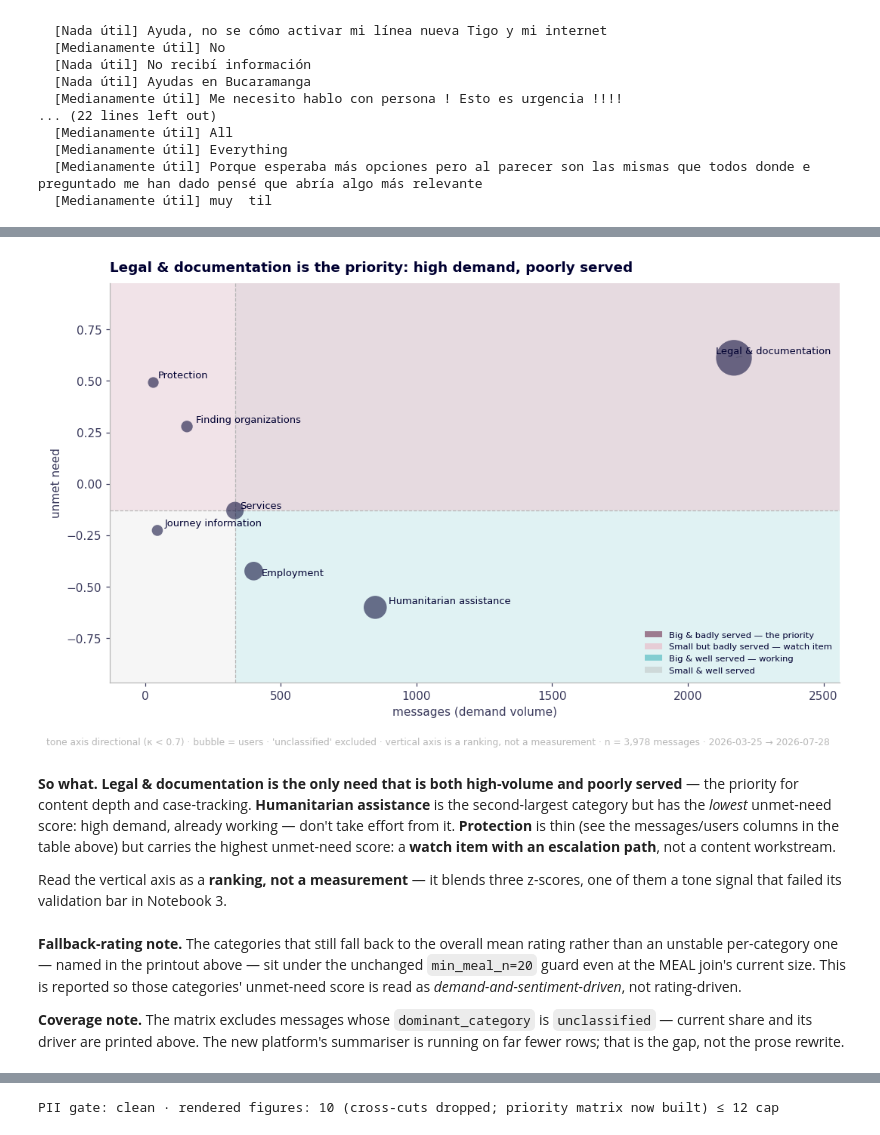
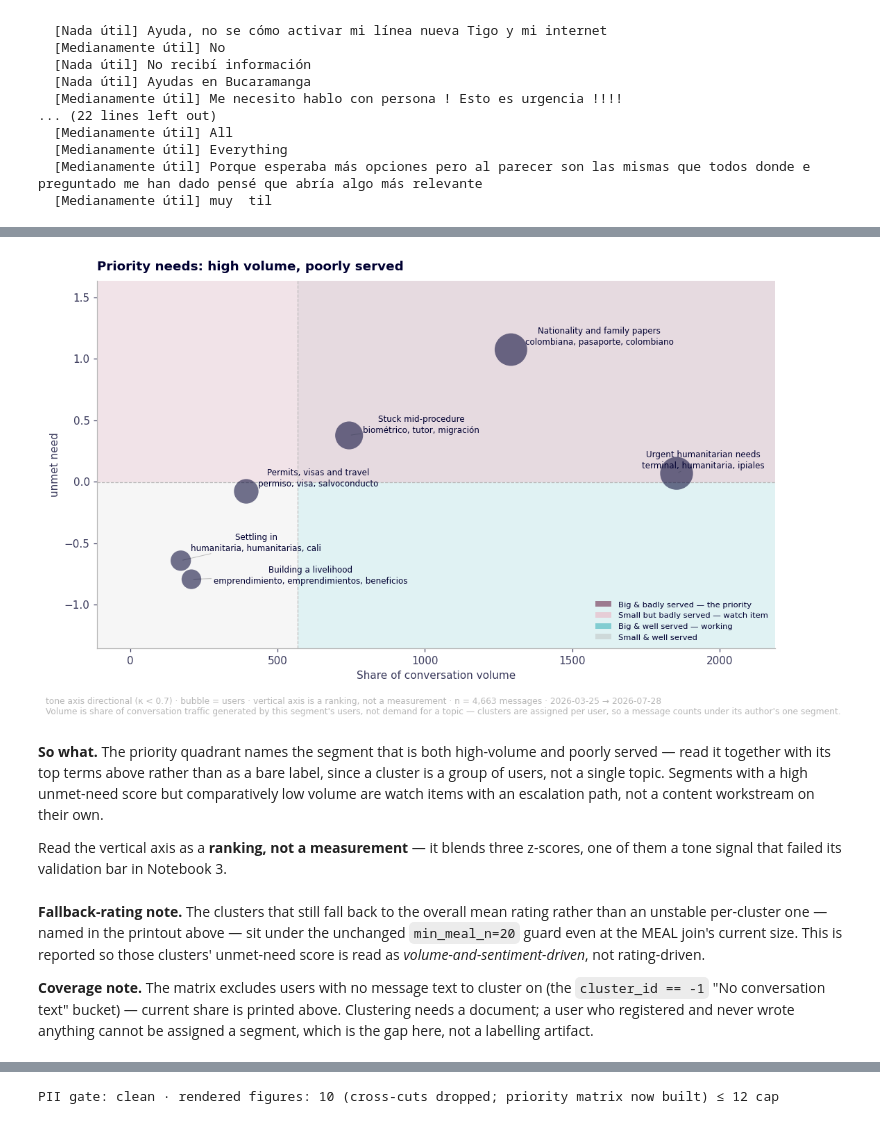
Before and after one commit to DiversaStudio/chatbot_methodology_mmc, a Jupyter notebook: notebooks/02_demand_behaviour_experience.ipynb, the cells around one changed output, grey strips where cells are left out. Cells and saved outputs as stored; diff of their text form; code cells hidden in the pictures.

```diff
--- a/notebooks/02_demand_behaviour_experience.ipynb
+++ b/notebooks/02_demand_behaviour_experience.ipynb
@@ -62,7 +72,7 @@ Source: Users_Group_Title_2807.xlsx | 1460 rows | 2026-03-25 → 2026-07-28
 # %% [markdown]
 ## 1 · Demand mix
 # %%
-share = metrics.category_share(SD.messages).rename(index=CAT_EN)
+share = metrics.cluster_share(SD.messages).rename(index=CLUSTER_NAME)
 vals = share.values * 100
 fig, ax = plt.subplots(figsize=(8, 4.4))
 # Sequential teal gradient by magnitude — darkest = largest share.
@@ -72,7 +82,7 @@ ax.barh(share.index[::-1], vals[::-1], color=colors[::-1])
 for y, v in enumerate(vals[::-1]):
     ax.text(v + 0.5, y, f"{v:.0f}%", va="center", fontsize=9, color=theme.INK2)
 ax.set_xlabel("% of messages"); ax.set_ylabel("")
-ax.set_title(f"Legal & documentation dominates — {share.iloc[0]*100:.0f}% of all messages")
+ax.set_title(f"{share.index[0]} dominates — {share.iloc[0] * 100:.0f}% of all messages")
 fig.text(0.01, -0.02, f"n = {len(SD.messages):,} messages · {WINDOW}", fontsize=8, color=theme.MUTED)
 plt.tight_layout(); plt.show()
 # %% [output]
@@ -132,15 +135,16 @@ plt.tight_layout(); plt.show()
 # %% [markdown]
 ## 2 · Demand over time  (record-arrival grain — see note above)
 # %%
-wk = metrics.weekly_category_counts(SD.messages, top_n=4)
+wk = metrics.weekly_cluster_counts(SD.messages)
 fig, ax = plt.subplots(figsize=(9.5, 4.8))
-for cat in wk.columns:
-    color = CAT_COLOR.get(cat, theme.MUTED)
-    x = wk.index; y = wk[cat].values
+for cid in wk.columns:
+    color = CLUSTER_COLOR.get(cid, theme.MUTED)
+    x = wk.index; y = wk[cid].values
     ax.plot(x, pd.Series(y, index=x).rolling(3, center=True, min_periods=1).mean(),
-            color=color, lw=2, label=CAT_EN.get(cat, cat))        # smoothed spline
+            color=color, lw=2, label=CLUSTER_NAME.get(cid, str(cid)))        # smoothed spline
 ax.set_ylabel("messages / week"); ax.set_xlabel("")
-ax.set_title("Legal demand tracks total volume week to week")
+top_cluster = wk.columns[0]  # weekly_cluster_counts orders columns by descending total volume
+ax.set_title(f"{CLUSTER_NAME.get(top_cluster, top_cluster)} tracks total volume week to week")
 ax.legend(fontsize=8, frameon=False, ncol=2)
 fig.text(0.01, -0.02, f"weekly, record-arrival grain · n = {len(SD.messages):,} messages · {WINDOW}", fontsize=8, color=theme.MUTED)
 plt.tight_layout(); plt.show()
@@ -488,56 +489,68 @@ x0, x1 = ax.get_xlim(); y0, y1 = ax.get_ylim()
 # the priority quadrant (big + badly served) is the loudest. Names live in the
 # legend, not as labels crowding the plot.
 QUAD = [
     (xm, x1, ym, y1, theme.ACCENT,       0.16, "Big & badly served — the priority"),
     (x0, xm, ym, y1, theme.MADERA_MID,   0.55, "Small but badly served — watch item"),
     (xm, x1, y0, ym, theme.PRIMARY,      0.12, "Big & well served — working"),
     (x0, xm, y0, ym, theme.MUTED,        0.12, "Small & well served"),
 ]
 for xa, xb, ya, yb, col, al, _ in QUAD:
     ax.add_patch(plt.Rectangle((xa, ya), xb - xa, yb - ya, color=col, alpha=al,
                                linewidth=0, zorder=0))
 ax.axvline(xm, color=theme.MUTED, lw=0.8, ls="--", zorder=1)
 ax.axhline(ym, color=theme.MUTED, lw=0.8, ls="--", zorder=1)
 
 sizes = 60 + (pm["users"].values / pm["users"].max()) * 900
 ax.scatter(x, y, s=sizes, color=theme.INK, alpha=0.55, linewidths=0, zorder=3)
-texts = [ax.text(xi, yi, CAT_EN.get(cat, cat), fontsize=8.5, color=theme.INK)
-         for cat, xi, yi in zip(pm.index, x, y)]
+
+# Each bubble carries its cluster's name and top terms (Q5-B), so a segment is
+# read as the needs behind it rather than mistaken for a single topic. Two
+# segments — Urgent humanitarian needs and Settling in — share several of
+# their top terms; that overlap is real signal, not a labelling bug, and may
+# make their bubbles hard to tell apart at this size.
+texts = []
+for cid, xi, yi in zip(pm.index, x, y):
+    name = CLUSTER_NAME.get(cid, str(cid))
+    terms = ", ".join(str(CLUSTER_TERMS.get(cid, "")).split(", ")[:3])
+    texts.append(ax.text(xi, yi, f"{name}\n{terms}", fontsize=7.8, color=theme.INK,
+                          linespacing=1.3))
 adjust_text(texts, ax=ax, only_move={"text": "xy"},
             arrowprops=dict(arrowstyle="-", color=theme.MUTED, lw=0.6))
 
-ax.set_xlabel("messages (demand volume)")
+ax.set_xlabel("Share of conversation volume")
 ax.set_ylabel("unmet need")
 for sp in ("top", "right"):
     ax.spines[sp].set_visible(False)
 ax.legend(handles=[Patch(facecolor=c, alpha=min(1.0, a * 3.5), label=lbl) for *_, c, a, lbl in QUAD],
           loc="lower right", fontsize=7.5, frameon=False)
 
 big_bad = [c for c in pm.index if pm.loc[c, "messages"] > xm and pm.loc[c, "unmet_need"] > ym]
-ax.set_title(f"{CAT_EN.get(big_bad[0], big_bad[0])} is the priority: high demand, poorly served"
-             if len(big_bad) == 1 else "Priority needs: high demand, poorly served")
+ax.set_title(f"{CLUSTER_NAME.get(big_bad[0], big_bad[0])} is the priority: high volume, poorly served"
+             if len(big_bad) == 1 else "Priority needs: high volume, poorly served")
 gate_note = "" if TONE_GATE else "tone axis directional (κ < 0.7) · "
-fig.text(0.01, -0.03,
-         f"{gate_note}bubble = users · 'unclassified' excluded · vertical axis is a ranking, not a "
-         f"measurement · n = {len(msgs_pm):,} messages · {WINDOW}",
+fig.text(0.01, -0.05,
+         f"{gate_note}bubble = users · vertical axis is a ranking, not a measurement · "
+         f"n = {len(msgs_pm):,} messages · {WINDOW}\n"
+         "Volume is share of conversation traffic generated by this segment's users, not "
+         "demand for a topic — clusters are assigned per user, so a message counts under "
+         "its author's one segment.",
          fontsize=8, color=theme.MUTED)
 plt.tight_layout(); plt.show()
 # %% [output]
-[figure, old version]
+[figure, new version]
 # %% [markdown]
-**So what.** **Legal & documentation is the only need that is both high-volume and poorly
-served** — the priority for content depth and case-tracking. **Humanitarian assistance**
-is the second-largest category but has the *lowest* unmet-need score: high demand, already
-working — don't take effort from it. **Protection** is thin (see the messages/users columns
-in the table above) but carries the highest unmet-need score: a **watch item with an
-escalation path**, not a content workstream.
+**So what.** The priority quadrant names the segment that is both high-volume and poorly
+served — read it together with its top terms above rather than as a bare label, since a
+cluster is a group of users, not a single topic. Segments with a high unmet-need score but
+comparatively low volume are watch items with an escalation path, not a content workstream
+on their own.
 
 Read the vertical axis as a **ranking, not a measurement** — it blends three z-scores, one
 of them a tone signal that failed its validation bar in Notebook 3.
 # %% [markdown]
-**Fallback-rating note.** The categories that still fall back to the overall mean rating rather than an unstable per-category one — named in the printout above — sit under the unchanged `min_meal_n=20` guard even at the MEAL join's current size. This is reported so those categories' unmet-need score is read as *demand-and-sentiment-driven*, not rating-driven.
+**Fallback-rating note.** The clusters that still fall back to the overall mean rating rather than an unstable per-cluster one — named in the printout above — sit under the unchanged `min_meal_n=20` guard even at the MEAL join's current size. This is reported so those clusters' unmet-need score is read as *volume-and-sentiment-driven*, not rating-driven.
 
-**Coverage note.** The matrix excludes messages whose `dominant_category` is `unclassified` — current share and its driver are printed above. The new platform's summariser is running on far fewer rows; that is the gap, not the prose rewrite.
+**Coverage note.** The matrix excludes users with no message text to cluster on (the `cluster_id == -1` "No conversation text" bucket) — current share is printed above. Clustering needs a document; a user who registered and never wrote anything cannot be assigned a segment, which is the gap here, not a labelling artifact.
 # %% [markdown]
 ## What we now know
 
```
Also changed, not shown: parts of 13 cells of this notebook.
